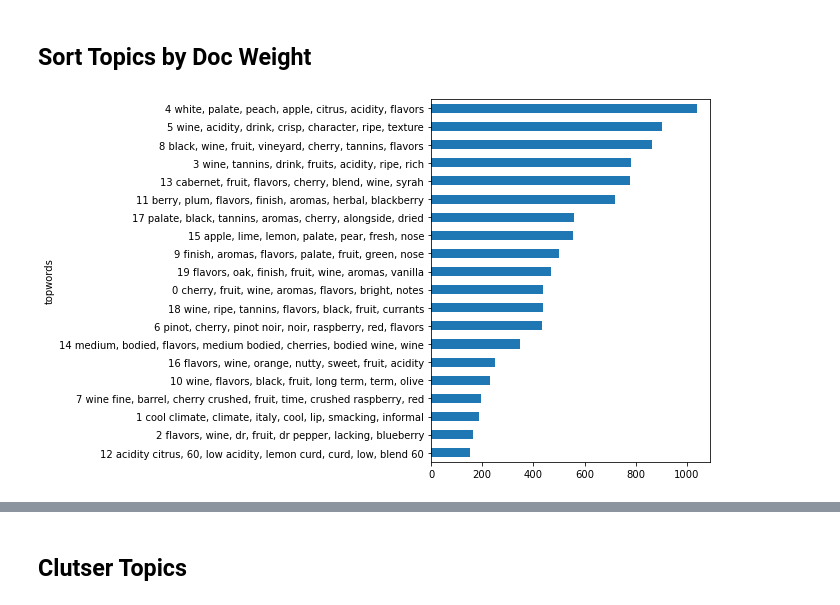
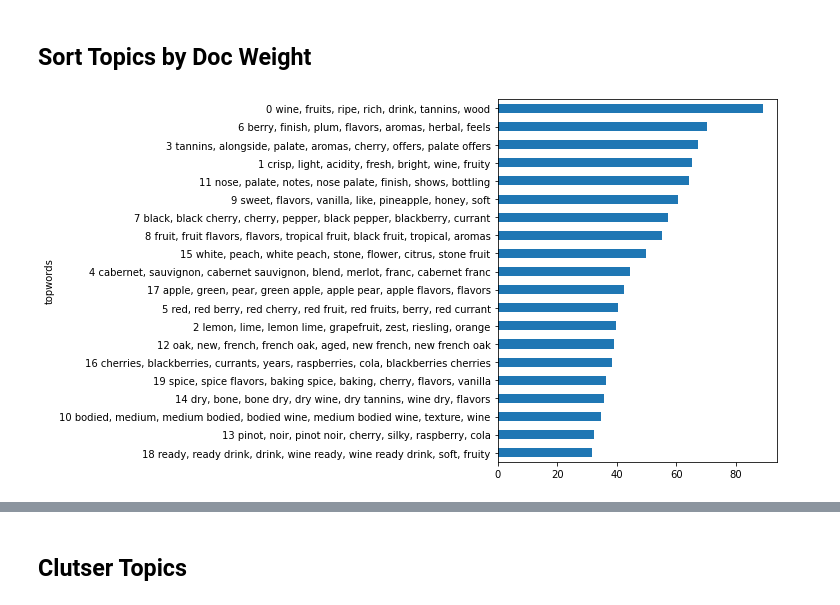
Before and after one commit to ontoligent/TAPI_Topic_Models, a Jupyter notebook: 02-SciKitLearn-Cluster.ipynb, the cells around one changed output, grey strips where cells are left out. Drawn from its saved outputs; the diff is of its cells as text; code cells hidden in the pictures.

Commit message:
Refactored with improved tapi module

```diff
--- a/02-SciKitLearn-Cluster.ipynb
+++ b/02-SciKitLearn-Cluster.ipynb
@@ -22,3 +21,5 @@ data_prefix
+# %%
+db = tapi.Edition(data_prefix)
 # %% [markdown]
 ## Import Topic Data
 
@@ -39,12 +40,12 @@ PHI.columns.name = 'term_str'
 # %%
-n_topics = len(TOPICS)
+n_topics = len(db.TOPICS)
 topic_cols = [t for t in range(n_topics)]
 # %% [markdown]
 # Inspect Results
 # %% [markdown]
 ## Sort Topics by Doc Weight
 # %%
-TOPICS.sort_values('doc_weight_sum', ascending=True)\
+db.TOPICS_NMF.sort_values('doc_weight_sum', ascending=True)\
     .plot.barh(y='doc_weight_sum', x='topwords', figsize=(5, n_topics/3), legend=False);
 # %% [output]
-[figure, old version]
+[figure, new version]
```
Also changed, not shown: parts of 33 cells of this notebook, 7 other files.
